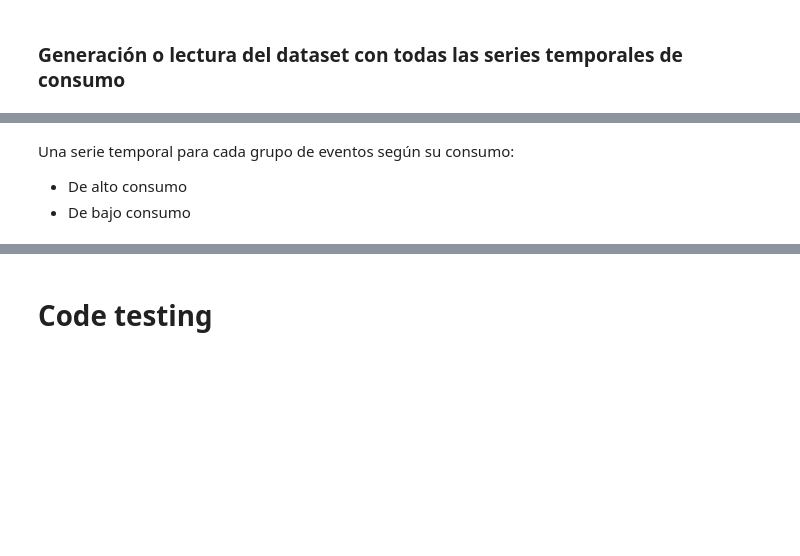
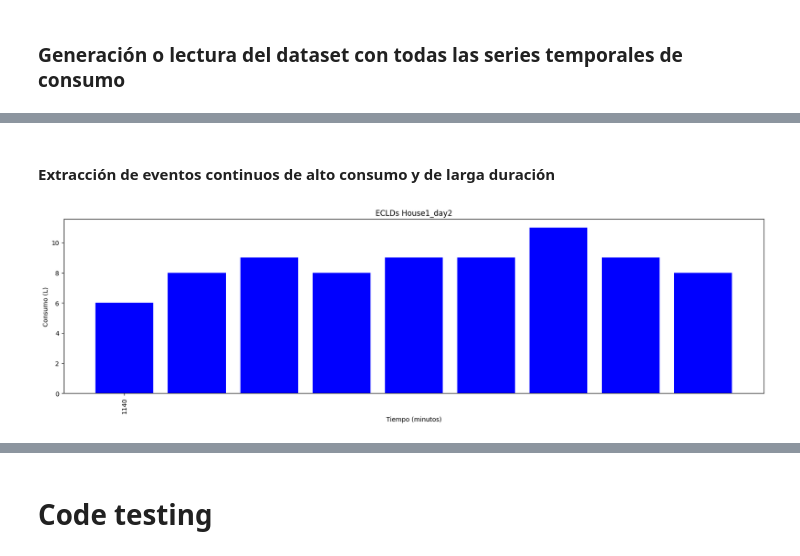
Before and after one commit to IagoGarciaSuarez/MUII_TFM, a Jupyter notebook: src/TFM.ipynb, the cells around one changed output, grey strips where cells are left out. Drawn from its saved outputs; the diff is of its cells as text; code cells hidden in the pictures; blank space fills up the shorter version.

```diff
--- a/src/TFM.ipynb
+++ b/src/TFM.ipynb
@@ -323,4 +353,12 @@ for e in eventos:
-# %% [markdown]
-Una serie temporal para cada grupo de eventos según su consumo:
-- De alto consumo
-- De bajo consumo
+# %% [markdown]
+#### Extracción de eventos continuos de alto consumo y de larga duración
+# %%
+eventos = consumo_ejemplo.obtener_lista_ecacld()
+
+serie_ejemplo = construir_serie_desde_eventos(eventos, True)
+inicio = eventos[0].min_inicio if len(eventos) > 0 else 0
+fin = len(serie_ejemplo) + inicio
+
+visualizar_serie_temporal(serie_ejemplo, f'ECLDs {consumo_ejemplo.obtener_id()}', 'Tiempo (minutos)', 'Consumo (L)', x_inicio = inicio, x_fin = fin, x_intervalo = 10)
+# %% [output]
+[figure, added]
```
Also changed, not shown: parts of 39 cells of this notebook.
